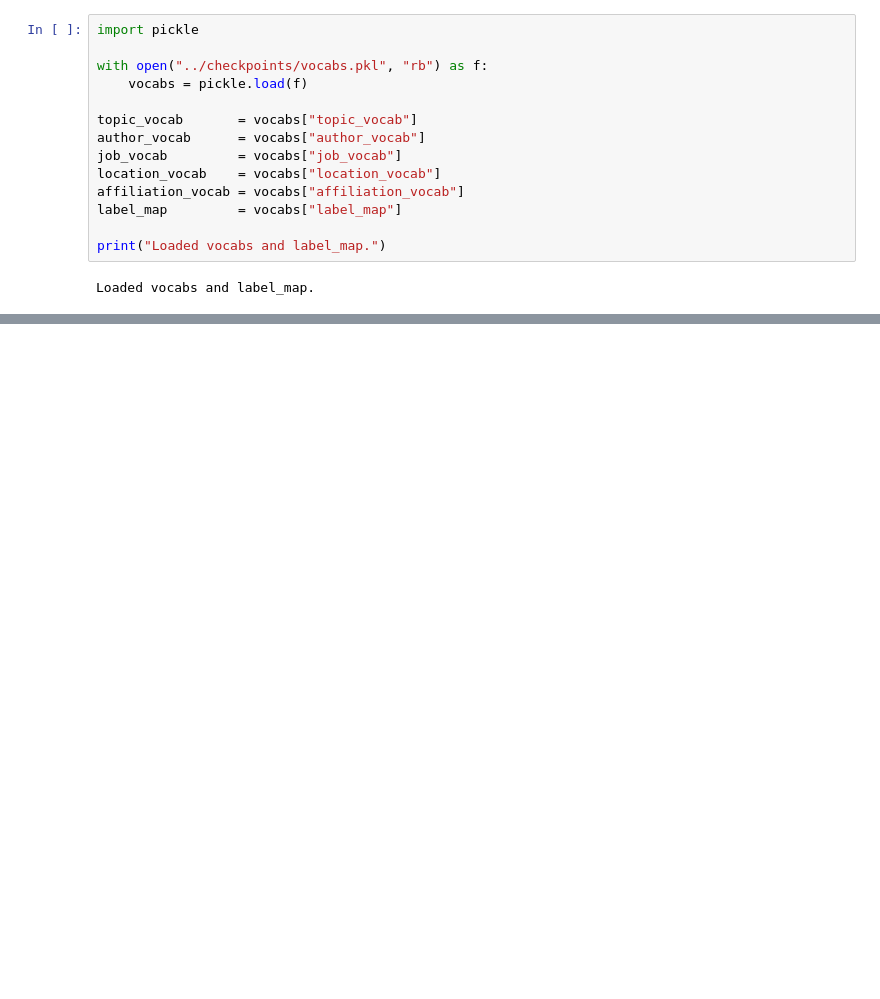
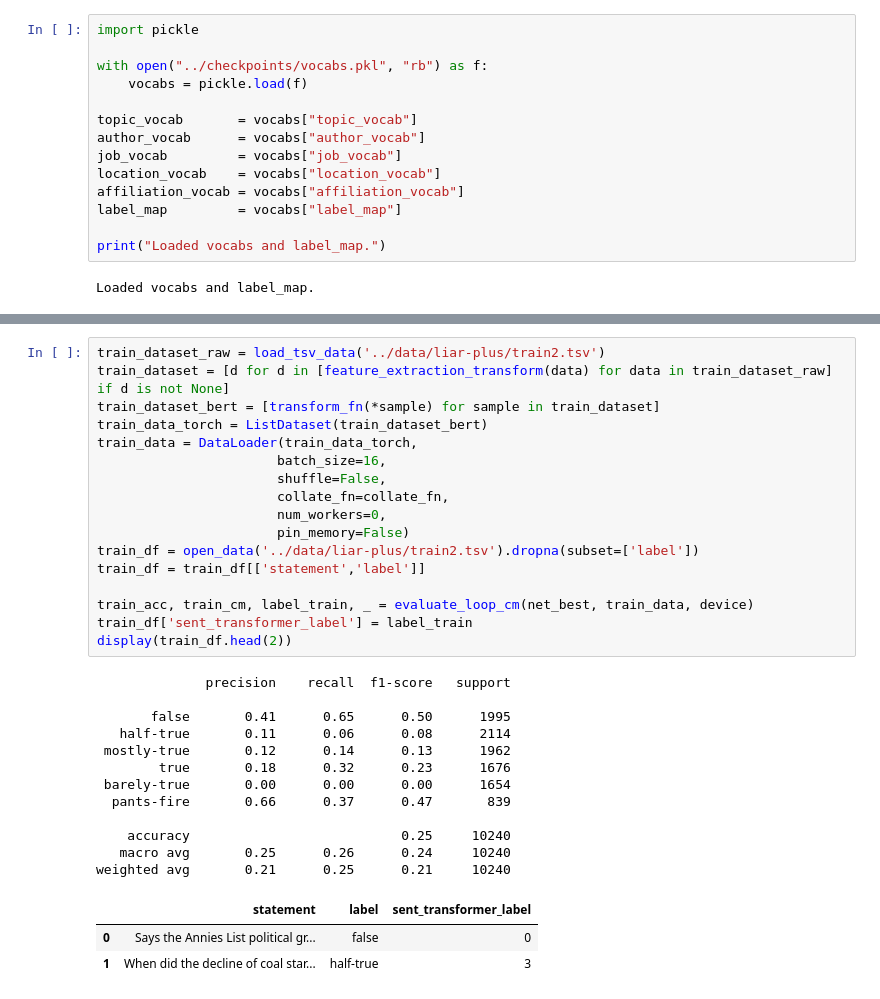
Before and after one commit to chriss-mo/ai4good, a Jupyter notebook: notebooks/full-pred-cm.ipynb, the cells around one changed output, grey strips where cells are left out. Saved outputs shown, nothing was run; the diff lists cells and outputs as text; blank space fills up the shorter version.

```diff
--- a/notebooks/full-pred-cm.ipynb
+++ b/notebooks/full-pred-cm.ipynb
@@ -260,0 +248,33 @@ ValueError: too many values to unpack (expected 10)
+# %%
+train_dataset_raw = load_tsv_data('../data/liar-plus/train2.tsv')
+train_dataset = [d for d in [feature_extraction_transform(data) for data in train_dataset_raw] if d is not None]
+train_dataset_bert = [transform_fn(*sample) for sample in train_dataset]
+train_data_torch = ListDataset(train_dataset_bert)
+train_data = DataLoader(train_data_torch,
+                       batch_size=16,
+                       shuffle=False,
+                       collate_fn=collate_fn,
+                       num_workers=0,
+                       pin_memory=False)
+train_df = open_data('../data/liar-plus/train2.tsv').dropna(subset=['label'])
+train_df = train_df[['statement','label']]
+
+train_acc, train_cm, label_train, _ = evaluate_loop_cm(net_best, train_data, device)
+train_df['sent_transformer_label'] = label_train
+display(train_df.head(2))
+# %% [output]
+              precision    recall  f1-score   support
+
+       false       0.41      0.65      0.50      1995
+   half-true       0.11      0.06      0.08      2114
+ mostly-true       0.12      0.14      0.13      1962
+        true       0.18      0.32      0.23      1676
+ barely-true       0.00      0.00      0.00      1654
+  pants-fire       0.66      0.37      0.47       839
+
+    accuracy                           0.25     10240
+   macro avg       0.25      0.26      0.24     10240
+weighted avg       0.21      0.25      0.21     10240
+|  | statement | label | sent_transformer_label |
+| 0 | Says the Annies List political gr... | false | 0 |
+| 1 | When did the decline of coal star... | half-true | 3 |
```
Also changed, not shown: parts of 26 cells of this notebook, 5 other files.
